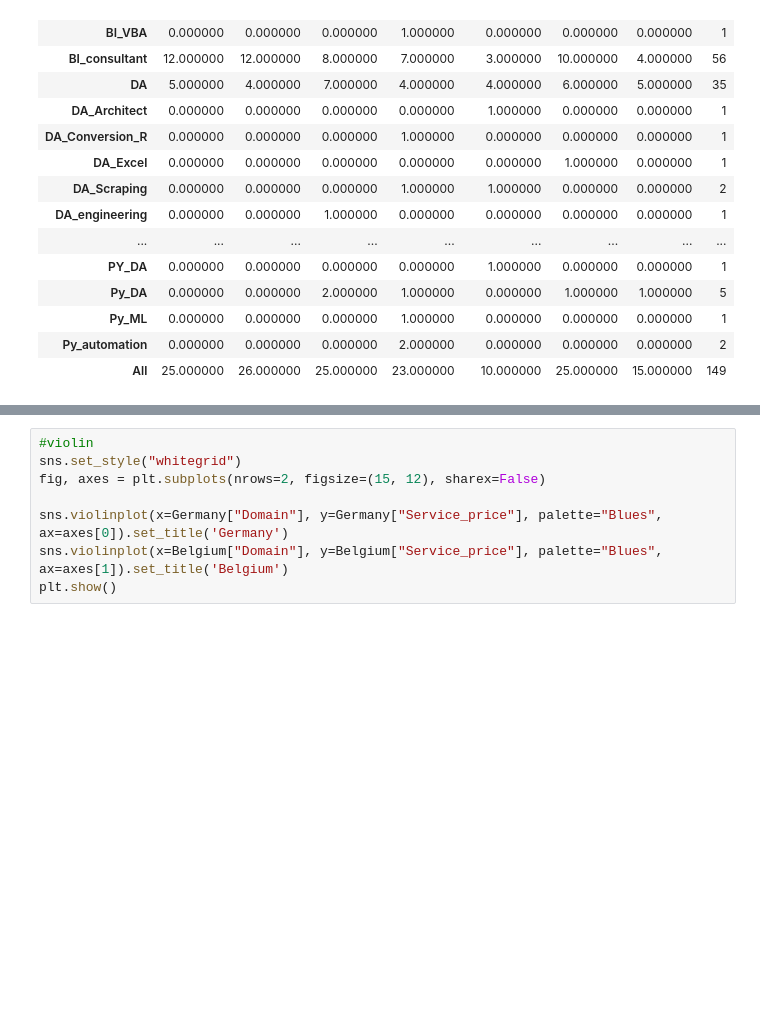
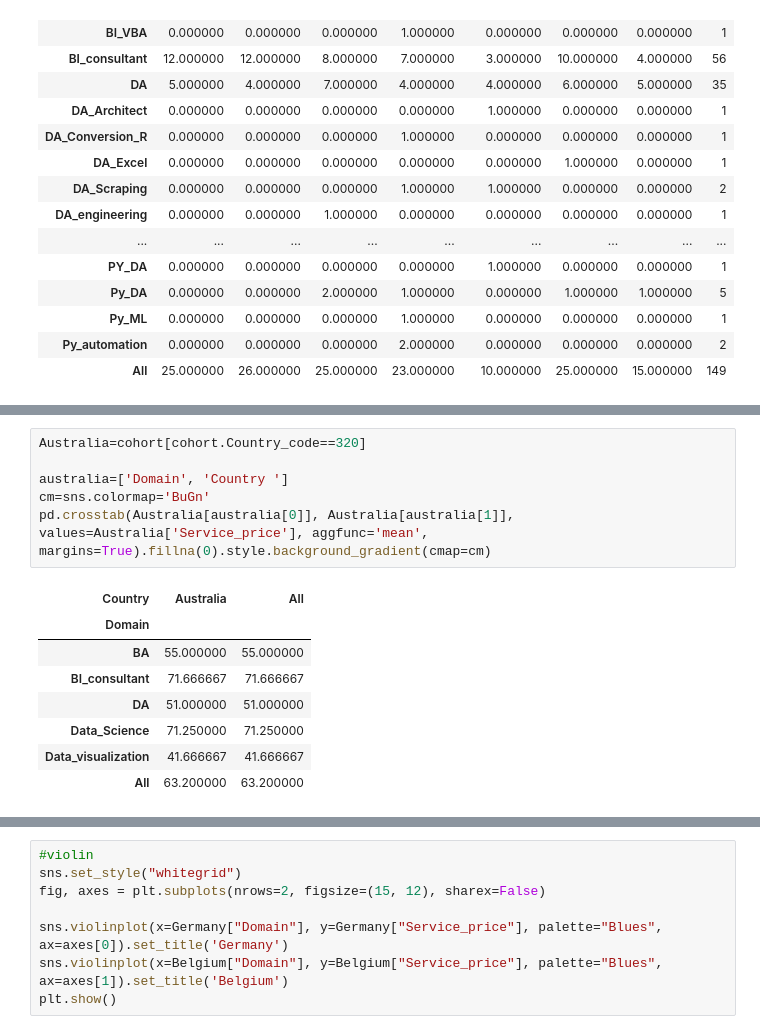
Before and after one commit to simofleanta/Data_coding_preparations, a Jupyter notebook: crosstab.ipynb, the cells around one changed output, grey strips where cells are left out. Drawn from its saved outputs; the diff is of its cells as text; blank space fills up the shorter version.

```diff
--- a/crosstab.ipynb
+++ b/crosstab.ipynb
@@ -134,0 +135,15 @@ pd.crosstab(Belgium[belgeium[0]], Belgium[belgeium[1]], values=Belgium['Service_
+# %%
+Australia=cohort[cohort.Country_code==320]
+
+australia=['Domain', 'Country ']
+cm=sns.colormap='BuGn'
+pd.crosstab(Australia[australia[0]], Australia[australia[1]], values=Australia['Service_price'], aggfunc='mean', margins=True).fillna(0).style.background_gradient(cmap=cm)
+# %% [output]
+| Country | Australia | All |
+| Domain |  |  |
+| BA | 55.000000 | 55.000000 |
+| BI_consultant | 71.666667 | 71.666667 |
+| DA | 51.000000 | 51.000000 |
+| Data_Science | 71.250000 | 71.250000 |
+| Data_visualization | 41.666667 | 41.666667 |
+| All | 63.200000 | 63.200000 |
```
Also changed, not shown: parts of 4 cells of this notebook.
